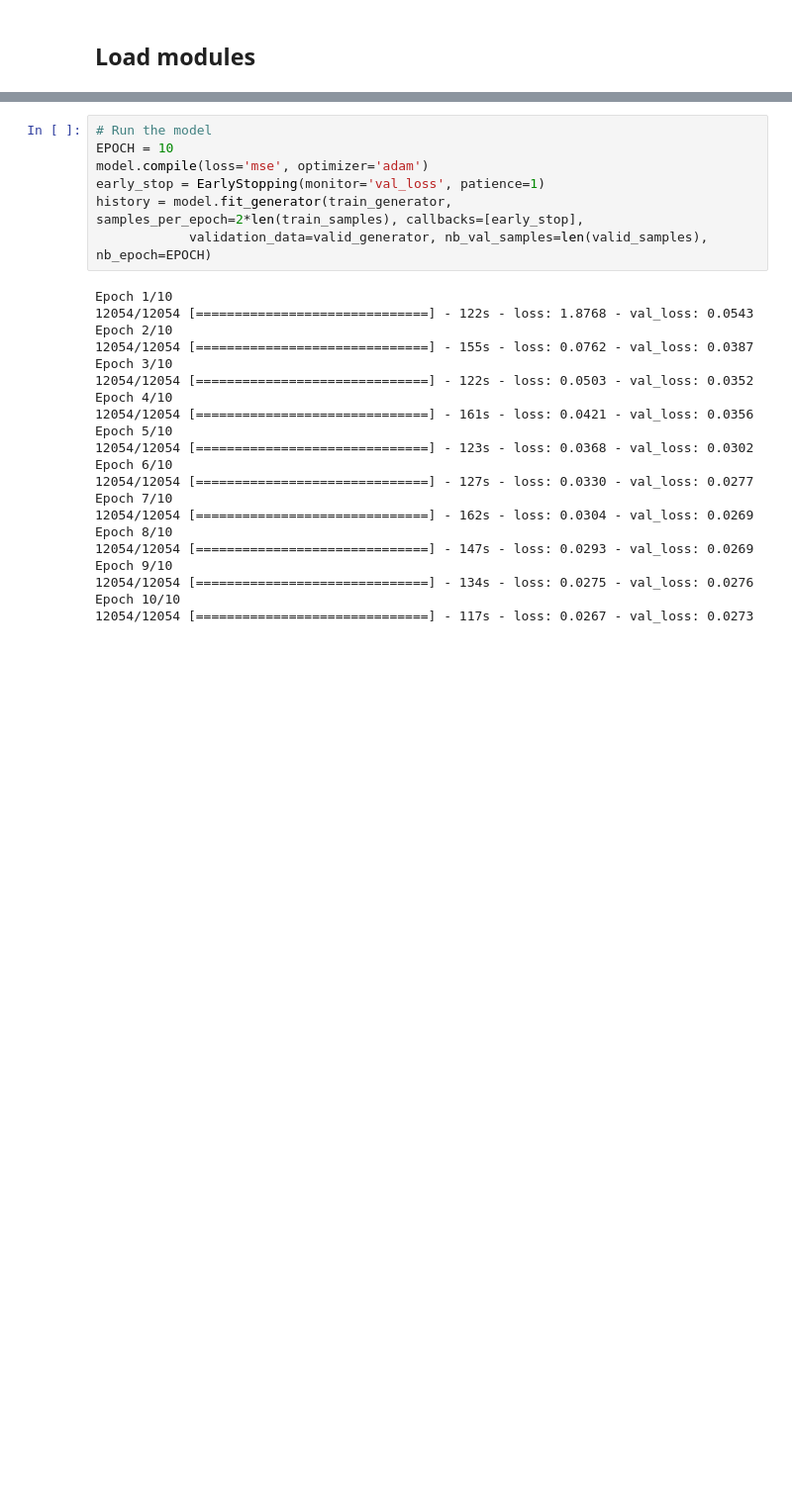
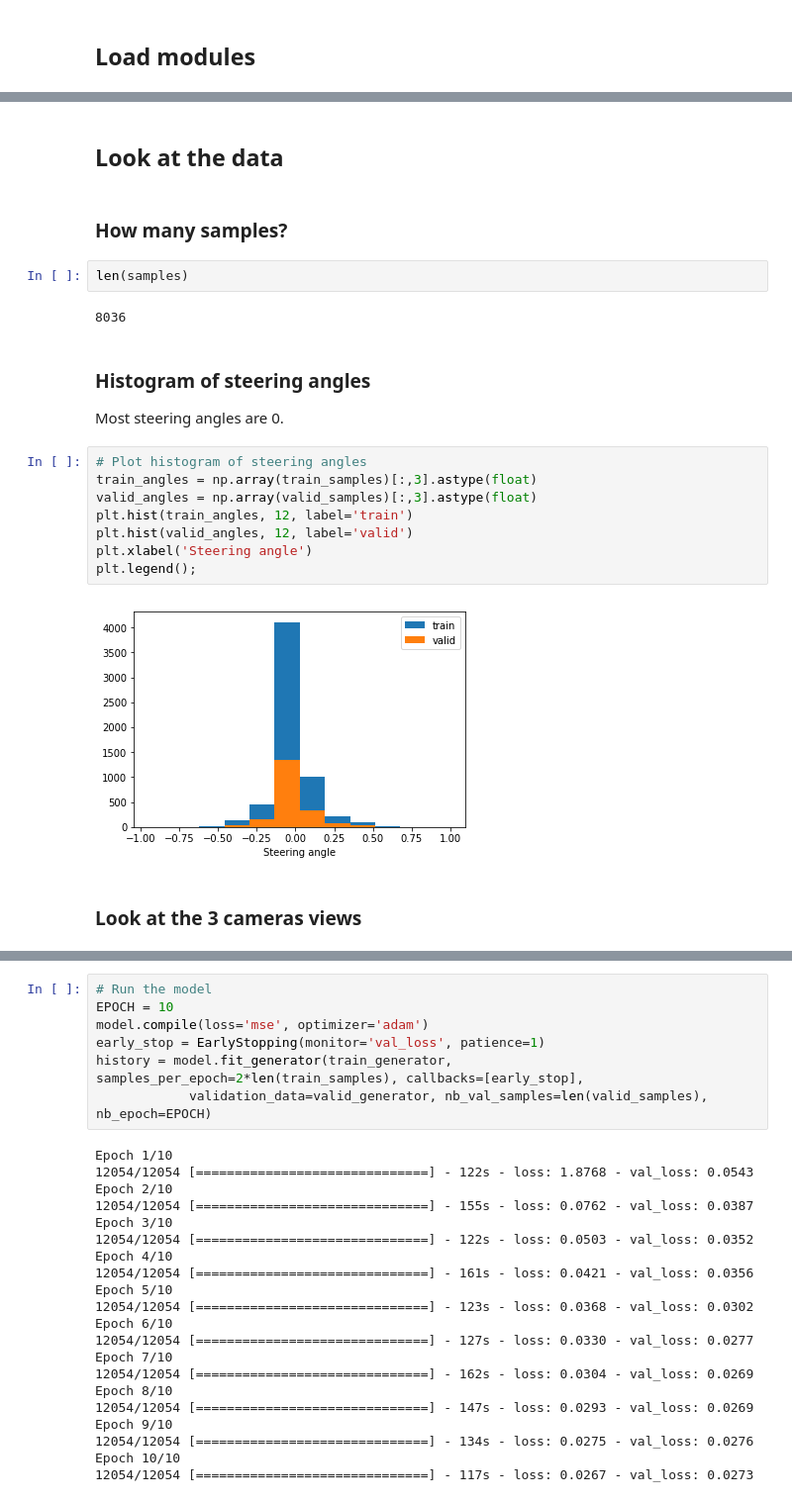
Before and after one commit to kcbighuge/SDCND-Behavioral-Cloning-P3, a Jupyter notebook: Behavioral_Cloning_v1.ipynb, the cells around one changed output, grey strips where cells are left out. Shown at 99% size. Drawn from its saved outputs; the diff is of its cells as text; blank space fills up the shorter version.

Commit message:
add images and complete writeup report

```diff
--- a/Behavioral_Cloning_v1.ipynb
+++ b/Behavioral_Cloning_v1.ipynb
@@ -318,0 +265,23 @@ Modules loaded.
+# %% [markdown]
+## Look at the data
+# %% [markdown]
+### How many samples?
+# %%
+len(samples)
+# %% [output]
+8036
+# %% [markdown]
+### Histogram of steering angles
+Most steering angles are 0.
+# %%
+# Plot histogram of steering angles
+train_angles = np.array(train_samples)[:,3].astype(float)
+valid_angles = np.array(valid_samples)[:,3].astype(float)
+plt.hist(train_angles, 12, label='train')
+plt.hist(valid_angles, 12, label='valid')
+plt.xlabel('Steering angle')
+plt.legend();
+# %% [output]
+[figure, added]
+# %% [markdown]
+### Look at the 3 cameras views
```
Also changed, not shown: parts of 46 cells of this notebook, 10 other files.
